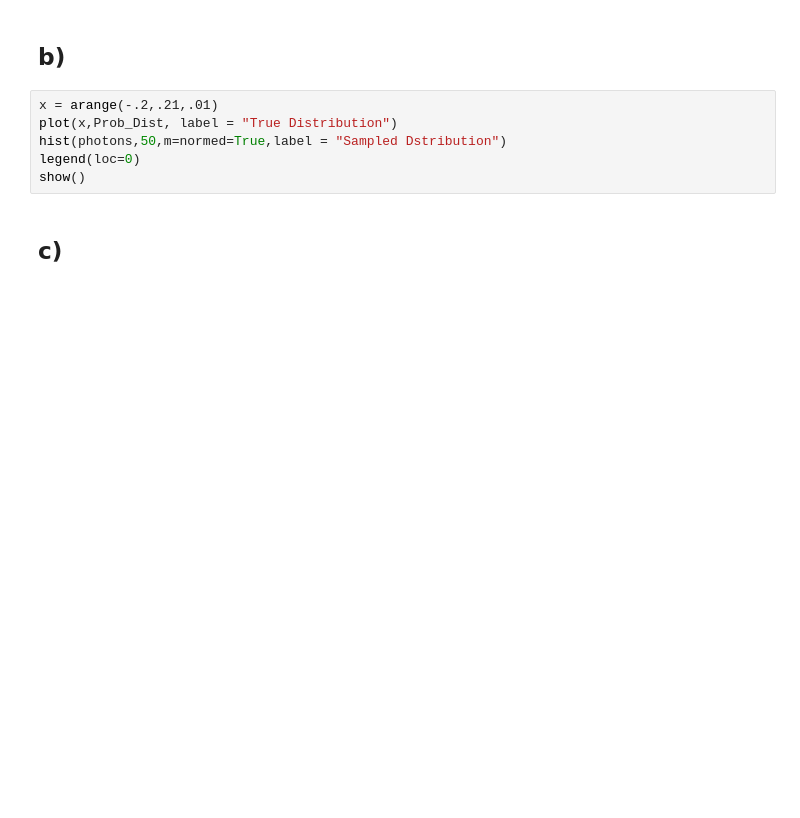
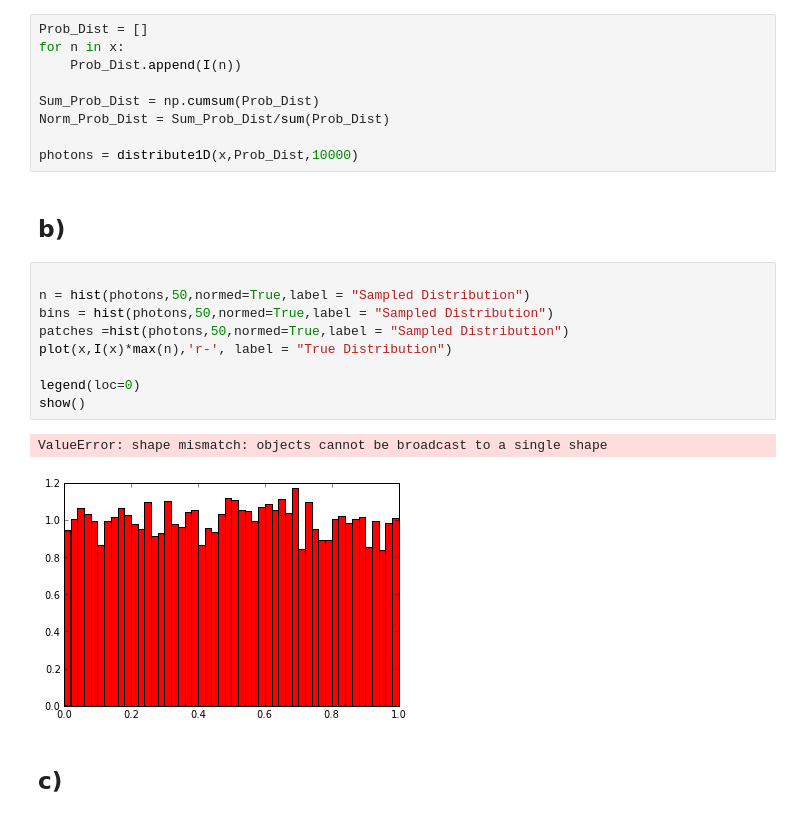
Before and after one commit to advice/PHYS-202-S13, a Jupyter notebook: Week8/ Random Numbers and MC Simulation.ipynb, the cells around one changed output. Cells and saved outputs as stored; diff of their text form; blank space fills up the shorter version.

```diff
--- a/Week8/ Random Numbers and MC Simulation.ipynb
+++ b/Week8/ Random Numbers and MC Simulation.ipynb
@@ -240,12 +239,27 @@ TypeError: 'list' object is not callable
+# %%
+Prob_Dist = []
+for n in x:
+    Prob_Dist.append(I(n))
+
+Sum_Prob_Dist = np.cumsum(Prob_Dist)
+Norm_Prob_Dist = Sum_Prob_Dist/sum(Prob_Dist)
+
+photons = distribute1D(x,Prob_Dist,10000)
 # %% [markdown]
 b)
 -
-# %%
-x = arange(-.2,.21,.01)
-plot(x,Prob_Dist, label = "True Distribution")
-hist(photons,50,m=normed=True,label = "Sampled Dstribution")
-legend(loc=0)
-show()
+# %%
+
+n = hist(photons,50,normed=True,label = "Sampled Distribution")
+bins = hist(photons,50,normed=True,label = "Sampled Distribution")
+patches =hist(photons,50,normed=True,label = "Sampled Distribution")
+plot(x,I(x)*max(n),'r-', label = "True Distribution")
+
+legend(loc=0)
+show()
+# %% [output]
+ValueError: shape mismatch: objects cannot be broadcast to a single shape
+[figure, added]
 # %% [markdown]
 c)
 -
```
Also changed, not shown: parts of 11 cells of this notebook, 1 other file.
